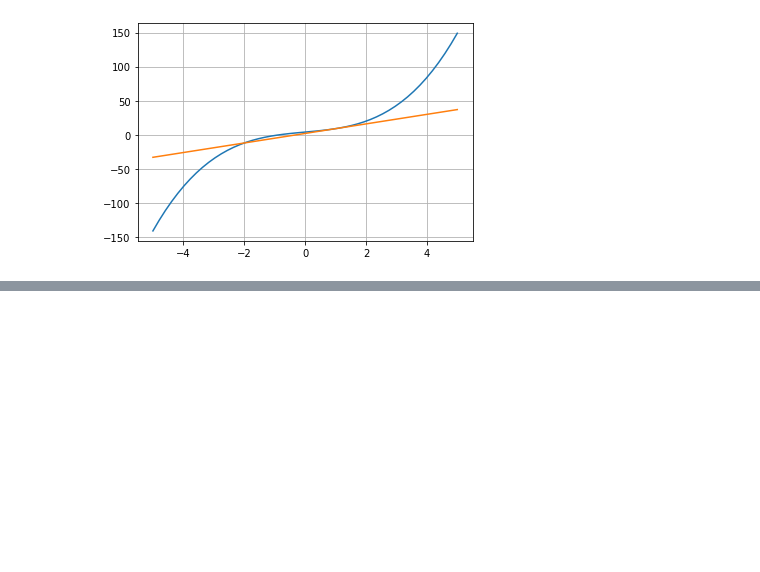
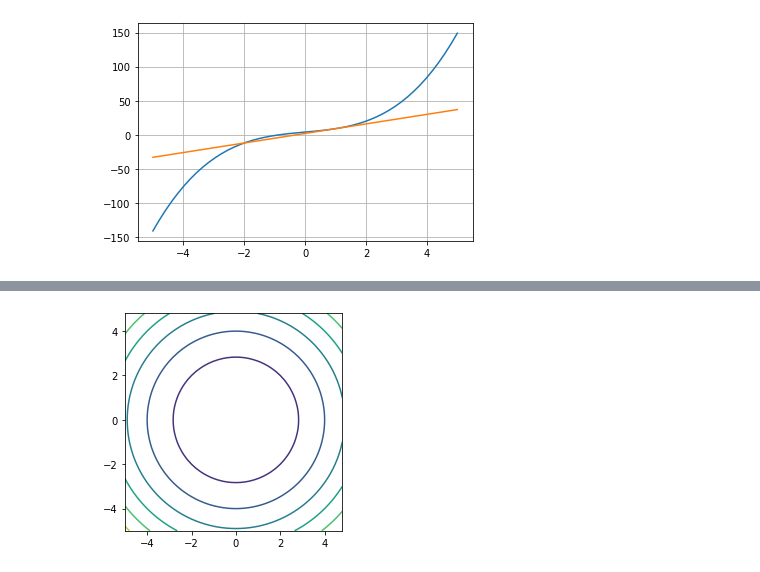
Before and after one commit to todo-group/math-examples, a Jupyter notebook: python/1-3_PartialDerivative.ipynb, the cells around one changed output, grey strips where cells are left out. Drawn from its saved outputs; the diff is of its cells as text; code cells hidden in the pictures; blank space fills up the shorter version.

```diff
--- a/python/1-3_PartialDerivative.ipynb
+++ b/python/1-3_PartialDerivative.ipynb
@@ -91,0 +114,5 @@ sympy.plot(f(2, y), a*(y-1)+b, (y, -5, 5));
+# %%
+pyplot.contour(x, y, x**2+y**2);
+pyplot.gca().set_aspect('equal');
+# %% [output]
+[figure, added]
```
Also changed, not shown: parts of 17 cells of this notebook, 2 other files.
